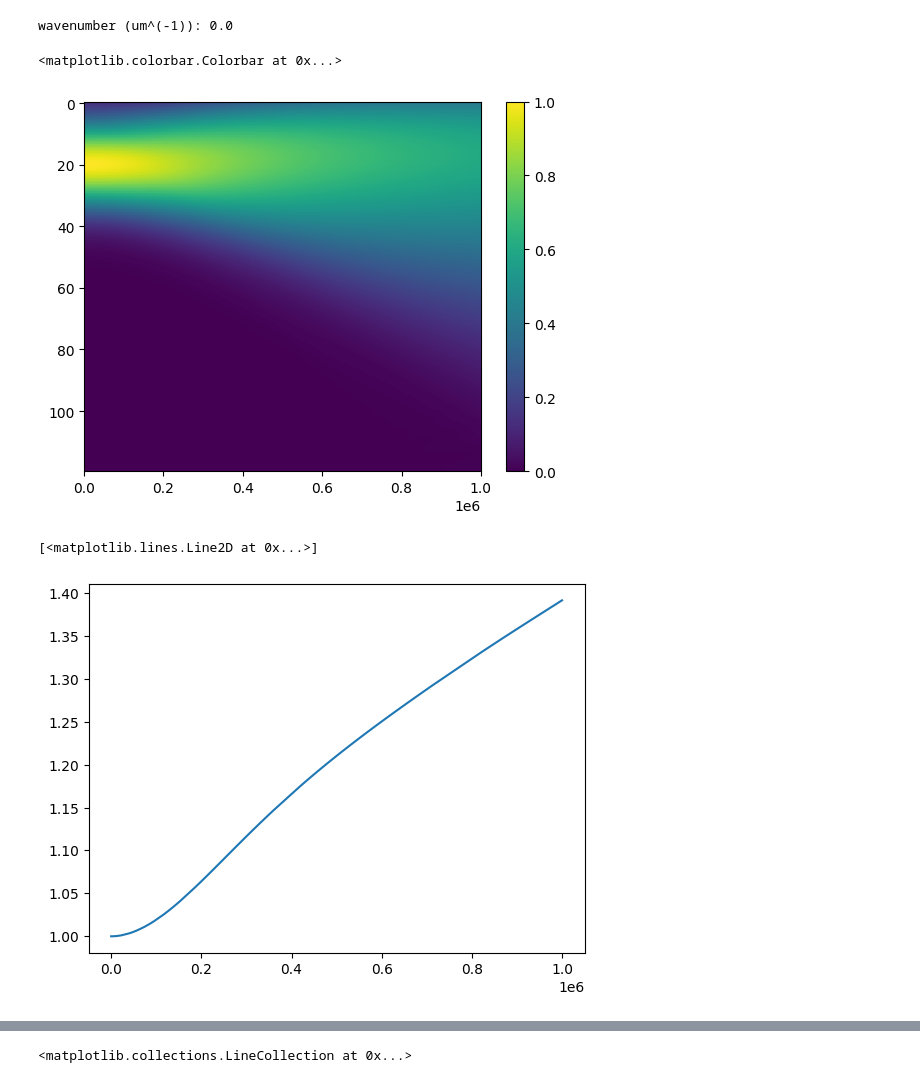
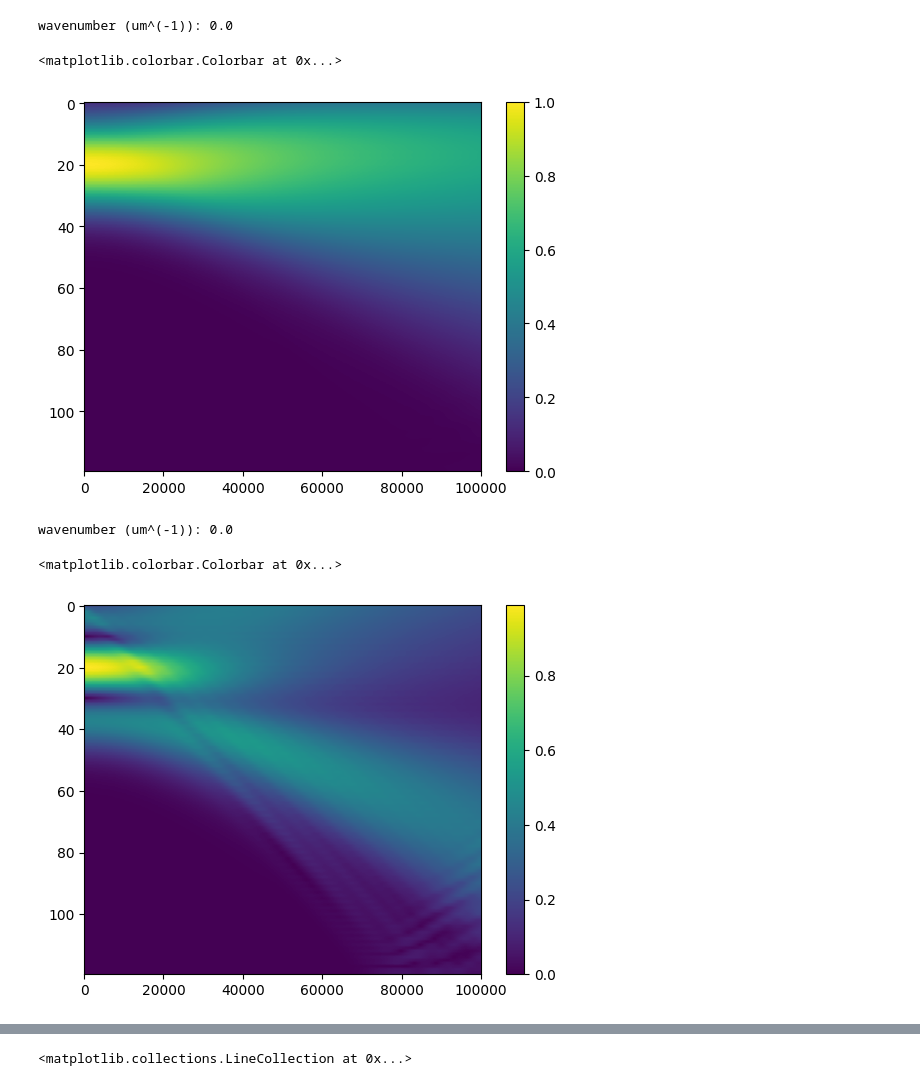
Before and after one commit to TurnerEntenmann/Research, a Jupyter notebook: test.ipynb, the cells around one changed output, grey strips where cells are left out. Saved outputs shown, nothing was run; the diff lists cells and outputs as text; code cells hidden in the pictures.

Commit message:
plot 2nd derivatives

```diff
--- a/test.ipynb
+++ b/test.ipynb
@@ -51,12 +51,16 @@ def dEdz_vec(E, x, k, n_of_x, ddx):
     V_eff = n_to_Veff(n_of_x, k)
     return (((-V_eff * E) - ddx/(2*k)) / 1j)
 
-def RK4GB_vec(BC, x_0, x_max, x_step, z_0, z_max, z_step, kz, n_of_x, smooth_val):
+def RK4GB_vec(BC, x_0, x_max, x_step, z_0, z_max, z_step, kz, n_of_x, dvals=False):
     # list of zvals
     z_list = np.arange(z_0, z_max, z_step)
 
     # list of xvals
     x_list = np.arange(x_0, x_max, x_step)
+
+    # if we want to see the 2nd derivative
+    if dvals:
+        d_grid = [np.gradient(np.gradient(BC, x_step, edge_order=1), x_step, edge_order=1)]
 
     # grid of E vals starts as just the boundary conditions
     E_grid = [BC]
@@ -71,9 +75,8 @@ def RK4GB_vec(BC, x_0, x_max, x_step, z_0, z_max, z_step, kz, n_of_x, smooth_val
 
         # 2nd derivative
         der_vals = np.gradient(der_1, x_step, edge_order=1)
-
-        # V effective
-        v_eff = n_to_Veff(n_of_x, kz)
+        if dvals:
+            d_grid.append(der_vals)
 
         k1_vec = z_step * dEdz_vec(E_grid[i], x_list, kz, n_of_x, der_vals)
         k2_vec = z_step * dEdz_vec(E_grid[i], x_list, kz, n_of_x, der_vals + 0.5 * k1_vec)
@@ -82,17 +85,28 @@ def RK4GB_vec(BC, x_0, x_max, x_step, z_0, z_max, z_step, kz, n_of_x, smooth_val
 
         new_slice = E_grid[i] + k1_vec/6 + k2_vec/3 + k3_vec/3 + k4_vec/6
 
+        # set x end pts to 0
+#         new_slice[0] = 0
+#         new_slice[-1] = 0
+
+#         save old slices as 16 bit float
+        if i >= 1:
+            E_grid[i-1] = np.float16(np.abs(E_grid[i-1]))
+
         new_pwr = np.sum(np.abs(new_slice))
 
-        if np.abs(1 - (new_pwr / p0)) > 1.2:
-            print(p0, new_pwr)
-            print(i, i*z_step)
+        if new_pwr / p0 > 2:
+            print("power not conserved")
+            print(f"inital power:{p0}, new power:{new_pwr}")
+            print(f"step:{i}, distance:{i*z_step}")
             break
 
         E_grid.append(new_slice)
 
-    # 64 bit floats instead of 128 to help memory usage
-    return np.array(E_grid, dtype=np.complex64)
+    if dvals:
+        return np.abs(d_grid)
+    else:
+        return np.abs(np.array(E_grid))
 # %%
 def get_angle(k, kx):
     return np.arcsin(kx / k)
@@ -113,7 +127,7 @@ beam_center = -4
 waist = 1
 
 # spatial params (micrometers)
-x_step = 10**(-1)
+x_step = 1*10**(-1)
 x_0 = -6
 x_max = 6
 
@@ -194,31 +233,48 @@ wavenumber (um^(-1)): 0.0
 # %%
 # uniform index of refraction n=1, no angle
-# works as expected
+# e grid
 idx = 0
 
 kx = kxs[idx]
-kz = kzs[idx]
+kz = kzs0[idx]
 
 # make boundary condition
 BC = get_BC_kx(x_0, x_max, x_step, kx, beam_center, waist)
 
 # calculate propagation
-E_grid0 = RK4GB_vec(BC, x_0, x_max, x_step, z_0, z_max, z_step, kz, n_free, 10)
+E_grid0 = RK4GB_vec(BC, x_0, x_max, x_step, z_0, z_max, z_step, k0, n_free, False)
 
 print(f"wavenumber (um^(-1)): {kx}")
 
 plt.imshow(np.abs(E_grid0.T), aspect="auto")
 
 plt.colorbar()
 # %% [output]
 wavenumber (um^(-1)): 0.0
 <matplotlib.colorbar.Colorbar at 0x...>
-[figure, old version]
+[figure, new version]
 # %%
-pwr = [np.sum(np.abs(E_grid0[i])) for i in range(len(E_grid0))]
-plt.plot(pwr / np.sum(np.abs(E_grid0[0])))
+# uniform index of refraction n=1, no angle
+# abs(2nd derivative)
+idx = 0
+
+kx = kxs[idx]
+kz = kzs0[idx]
+
+# make boundary condition
+BC = get_BC_kx(x_0, x_max, x_step, kx, beam_center, waist)
+
+# calculate propagation
+E_grid0 = RK4GB_vec(BC, x_0, x_max, x_step, z_0, z_max, z_step, k0, n_free, True)
+
+print(f"wavenumber (um^(-1)): {kx}")
+
+plt.imshow(np.abs(E_grid0.T), aspect="auto")
+
+plt.colorbar()
 # %% [output]
-[<matplotlib.lines.Line2D at 0x...>]
+wavenumber (um^(-1)): 0.0
+<matplotlib.colorbar.Colorbar at 0x...>
-[figure, old version]
+[figure, new version]
 # %%
 # n = 1, angle = 0.031
```
Also changed, not shown: parts of 22 cells of this notebook.
